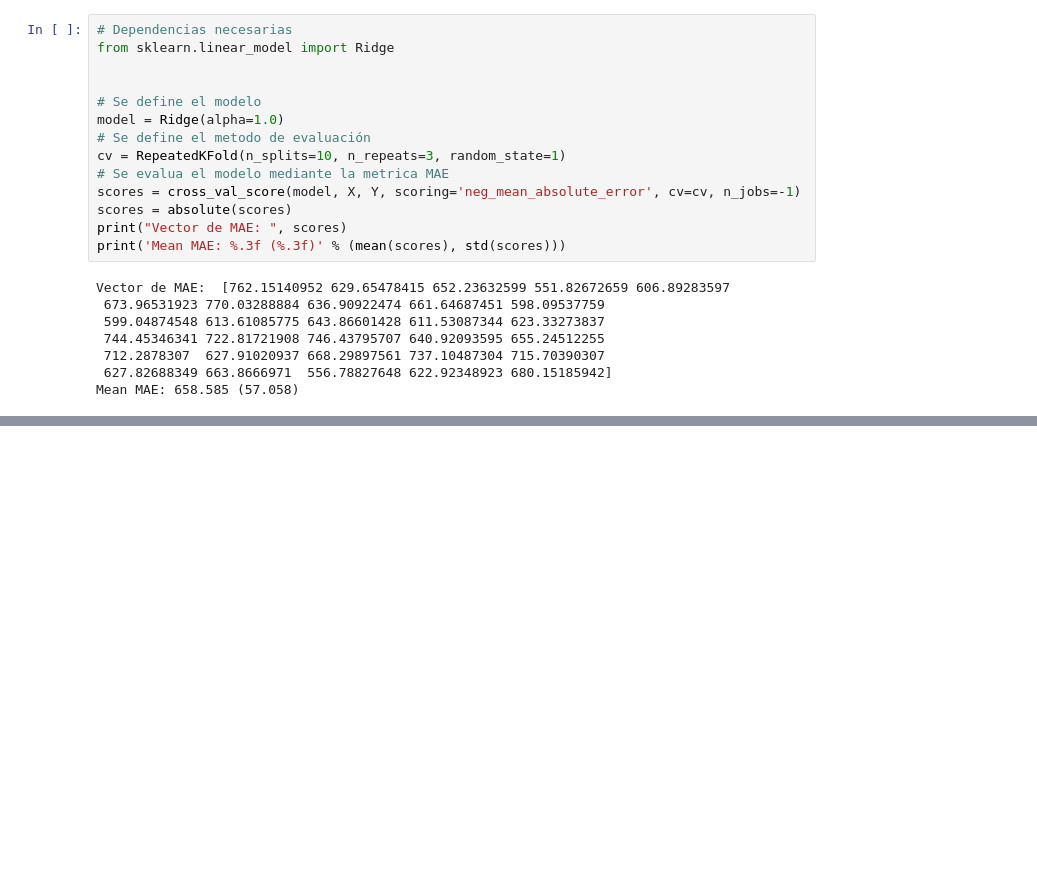
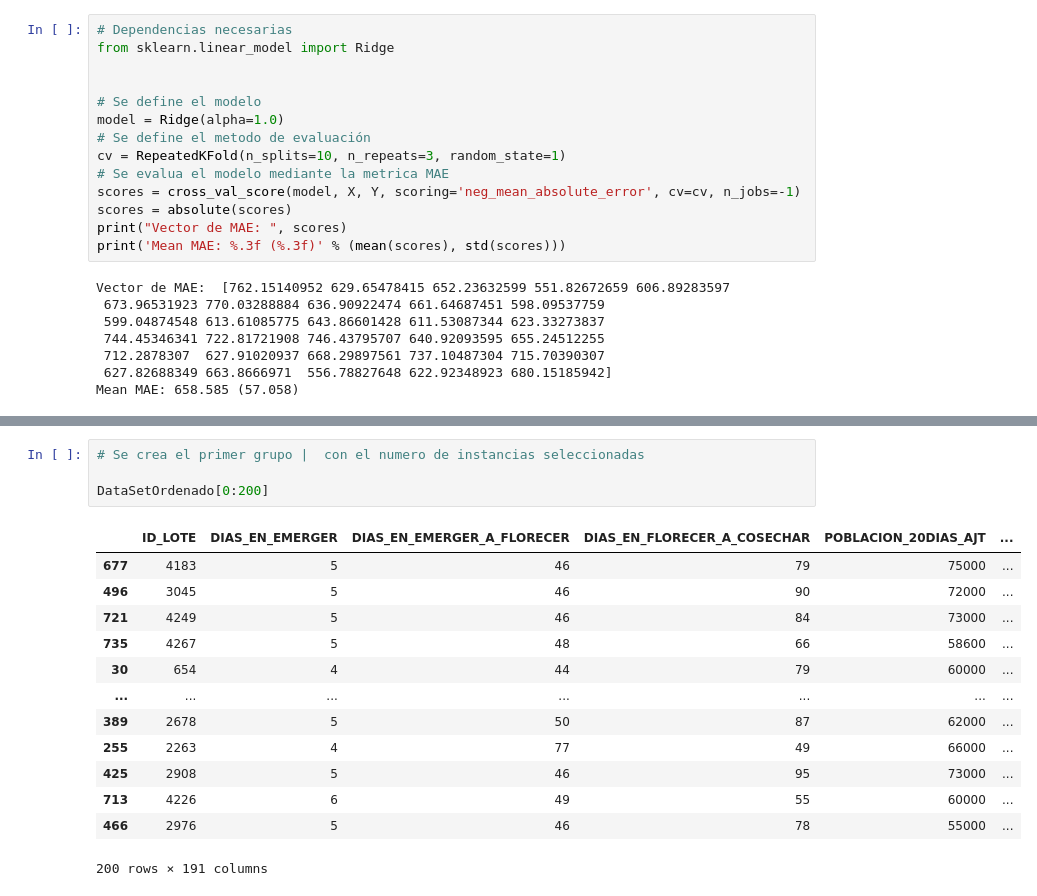
Before and after one commit to GermanMoran/TesisMaestria, a Jupyter notebook: codigos/CLR.ipynb, the cells around one changed output, grey strips where cells are left out. Saved outputs shown, nothing was run; the diff lists cells and outputs as text; blank space fills up the shorter version.

```diff
--- a/codigos/CLR.ipynb
+++ b/codigos/CLR.ipynb
@@ -356,0 +566,18 @@ Mean MAE: 658.585 (57.058)
+# %%
+# Se crea el primer grupo |  con el numero de instancias seleccionadas
+
+DataSetOrdenado[0:200]
+# %% [output]
+|  | ID_LOTE | DIAS_EN_EMERGER | DIAS_EN_EMERGER_A_FLORECER | DIAS_EN_FLORECER_A_COSECHAR | POBLACION_20DIAS_AJT | ... |
+| 677 | 4183 | 5 | 46 | 79 | 75000 | ... |
+| 496 | 3045 | 5 | 46 | 90 | 72000 | ... |
+| 721 | 4249 | 5 | 46 | 84 | 73000 | ... |
+| 735 | 4267 | 5 | 48 | 66 | 58600 | ... |
+| 30 | 654 | 4 | 44 | 79 | 60000 | ... |
+| ... | ... | ... | ... | ... | ... | ... |
+| 389 | 2678 | 5 | 50 | 87 | 62000 | ... |
+| 255 | 2263 | 4 | 77 | 49 | 66000 | ... |
+| 425 | 2908 | 5 | 46 | 95 | 73000 | ... |
+| 713 | 4226 | 6 | 49 | 55 | 60000 | ... |
+| 466 | 2976 | 5 | 46 | 78 | 55000 | ... |
+200 rows × 191 columns
```
Also changed, not shown: parts of 31 cells of this notebook.
